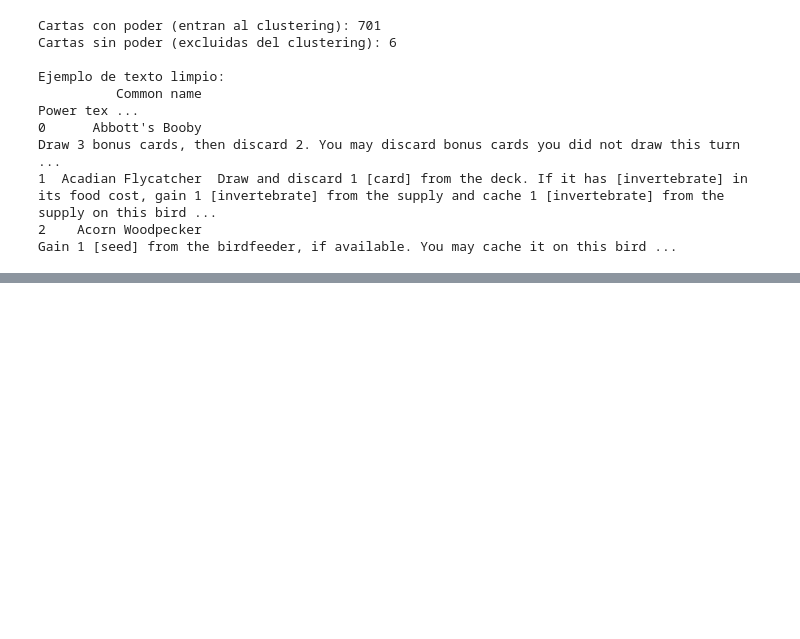
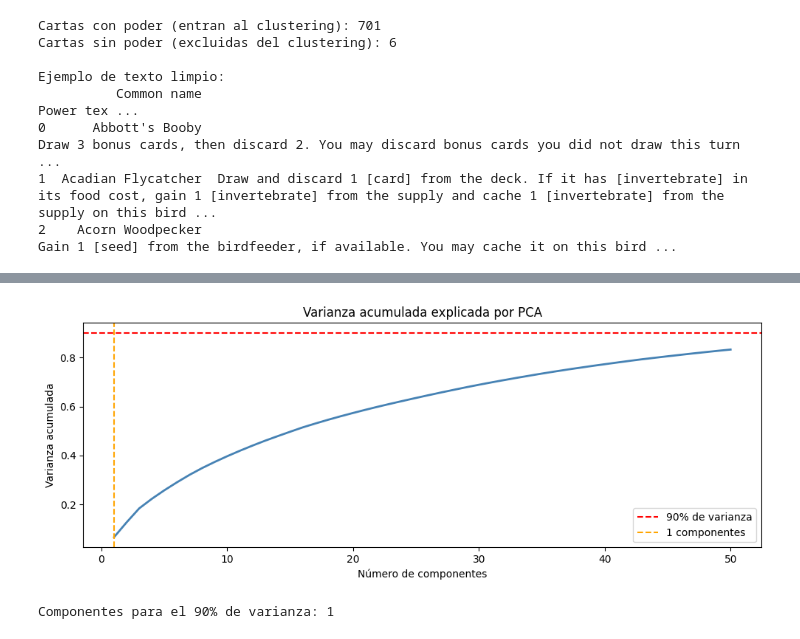
Before and after one commit to marce8881/wingspan-ml, a Jupyter notebook: notebooks/wingspan_analysis.ipynb, the cells around one changed output, grey strips where cells are left out. Drawn from its saved outputs; the diff is of its cells as text; code cells hidden in the pictures; blank space fills up the shorter version.

```diff
--- a/notebooks/wingspan_analysis.ipynb
+++ b/notebooks/wingspan_analysis.ipynb
@@ -223,0 +218,16 @@ Ejemplo de texto limpio:
+# %%
+from sklearn.feature_extraction.text import TfidfVectorizer
+
+tfidf = TfidfVectorizer(
+    max_features=200,
+    ngram_range=(1, 2),
+    min_df=3,
+    sublinear_tf=True
+)
+
+X_tfidf = tfidf.fit_transform(df_con_poder['power_clean'])
+
+print(f'Matriz TF-IDF: {X_tfidf.shape}')
+print(f'  {X_tfidf.shape[0]} cartas x {X_tfidf.shape[1]} términos')
+print('Primeros 20 términos del vocabulario:')
+print(tfidf.get_feature_names_out()[:20])
@@ -223,0 +249,27 @@ Ejemplo de texto limpio:
+# %%
+from sklearn.decomposition import PCA
+from sklearn.manifold import TSNE
+
+# PCA: reducir a 50 componentes
+pca = PCA(n_components=50, random_state=RANDOM_STATE)
+X_pca = pca.fit_transform(X_tfidf.toarray())
+
+varianza_acumulada = pca.explained_variance_ratio_.cumsum()
+componentes_90 = (varianza_acumulada >= 0.90).argmax() + 1
+
+fig, ax = plt.subplots(figsize=(10, 4))
+ax.plot(range(1, 51), varianza_acumulada, color='steelblue', linewidth=2)
+ax.axhline(0.90, color='red', linestyle='--', label='90% de varianza')
+ax.axvline(componentes_90, color='orange', linestyle='--',
+           label=f'{componentes_90} componentes')
+ax.set_title('Varianza acumulada explicada por PCA')
+ax.set_xlabel('Número de componentes')
+ax.set_ylabel('Varianza acumulada')
+ax.legend()
+plt.tight_layout()
+plt.show()
+
+print(f'Componentes para el 90% de varianza: {componentes_90}')
+# %% [output]
+[figure, added]
+Componentes para el 90% de varianza: 1
```
Also changed, not shown: parts of 16 cells of this notebook.
